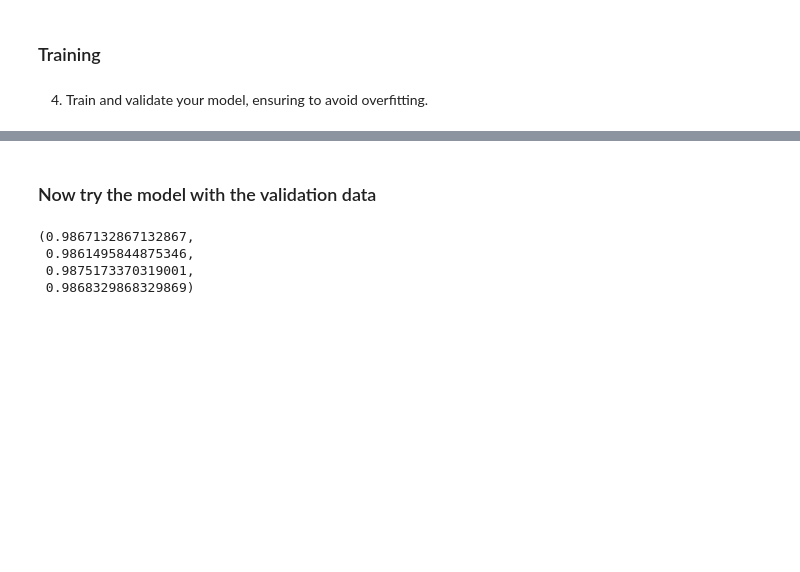
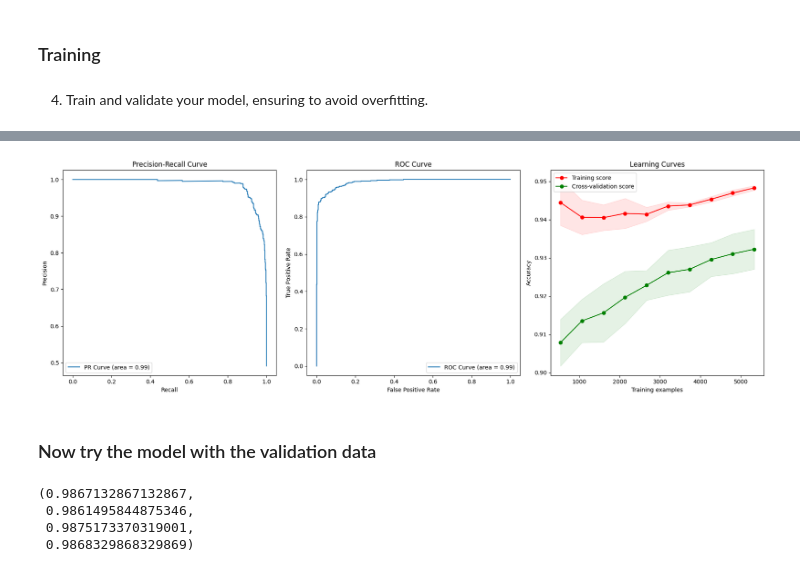
Before and after one commit to adamhalama/mal1y, a Jupyter notebook: assignment-2/src/assignment-2-answer.ipynb, the cells around one changed output, grey strips where cells are left out. Drawn from its saved outputs; the diff is of its cells as text; code cells hidden in the pictures; blank space fills up the shorter version.

Commit message:
added mode models with some evaluations

```diff
--- a/assignment-2/src/assignment-2-answer.ipynb
+++ b/assignment-2/src/assignment-2-answer.ipynb
@@ -857,10 +857,10 @@ from sklearn.neighbors import KNeighborsClassifier
 model = LogisticRegression()
 
 # 2. Random Forest Classifier - Effective for complex datasets and provides good interpretability
-# model = RandomForestClassifier()
+model_RFC = RandomForestClassifier()
 
 # 3. Support Vector Machine (SVC) - Excellent for high-dimensional spaces
-# model = SVC()
+model_SVC = SVC()
 
 # 4. K-Nearest Neighbors Classifier - Simple and effective, but might be slow with large datasets
 # model = KNeighborsClassifier()
@@ -1082,0 +1095,13 @@ Please also refer to the documentation for alternative solver options:
+# %%
+# Support Vector Classifier model
+# We can now fit the SVC model to the training data, but let's confirm if you want to proceed with default parameters
+# or if you have specific hyperparameters in mind for the SVC.
+model_SVC.get_params()
+
+
+model_SVC.fit(train_features, train_target.values.ravel())
+
+# After fitting the model, we can evaluate its performance on the validation set
+svc_validation_score = model_SVC.score(validation_features, validation_target.values.ravel())
+
+svc_validation_score
@@ -1083,3 +1110,65 @@ Please also refer to the documentation for alternative solver options:
+# %%
+# Curves and stuff for SVC model
+from sklearn.model_selection import learning_curve
+
+from sklearn.metrics import precision_recall_curve, roc_curve, auc
+
+# We will calculate the required values for the PR and ROC curves
+y_scores_svc = model_SVC.decision_function(test_features)
+precision_svc, recall_svc, _ = precision_recall_curve(test_target, y_scores_svc)
+fpr_svc, tpr_svc, _ = roc_curve(test_target, y_scores_svc)
+roc_auc_svc = auc(fpr_svc, tpr_svc)
+pr_auc_svc = auc(recall_svc, precision_svc)
+
+# Plotting the curves
+fig, axes = plt.subplots(1, 3, figsize=(18, 6))
+
+# Precision-Recall Curve
+axes[0].plot(recall_svc, precision_svc, label=f'PR Curve (area = {pr_auc_svc:.2f})')
+axes[0].set_title('Precision-Recall Curve')
+axes[0].set_xlabel('Recall')
+axes[0].set_ylabel('Precision')
+axes[0].legend(loc="lower left")
+
+# ROC Curve
+axes[1].plot(fpr_svc, tpr_svc, label=f'ROC Curve (area = {roc_auc_svc:.2f})')
+axes[1].set_title('ROC Curve')
+axes[1].set_xlabel('False Positive Rate')
+axes[1].set_ylabel('True Positive Rate')
+axes[1].legend(loc="lower right")
+
+# Learning curve - we'll reuse the previously defined learning_curve function
+train_sizes_svc, train_scores_svc, validation_scores_svc = learning_curve(
+    estimator=model_SVC,
+    X=train_features,
+    y=train_target.values.ravel(),
+    train_sizes=np.linspace(0.1, 1.0, 10),
+    cv=5,
+    n_jobs=-1,
+    scoring='accuracy')
+
+# Calculating mean and standard deviation for training and validation scores
+train_scores_mean_svc = np.mean(train_scores_svc, axis=1)
+train_scores_std_svc = np.std(train_scores_svc, axis=1)
+validation_scores_mean_svc = np.mean(validation_scores_svc, axis=1)
+validation_scores_std_svc = np.std(validation_scores_svc, axis=1)
+
+# Learning Curves
+axes[2].plot(train_sizes_svc, train_scores_mean_svc, 'o-', color='r', label='Training score')
+axes[2].plot(train_sizes_svc, validation_scores_mean_svc, 'o-', color='g', label='Cross-validation score')
+axes[2].fill_between(train_sizes_svc, train_scores_mean_svc - train_scores_std_svc,
+                     train_scores_mean_svc + train_scores_std_svc, alpha=0.1, color='r')
+axes[2].fill_between(train_sizes_svc, validation_scores_mean_svc - validation_scores_std_svc,
+                     validation_scores_mean_svc + validation_scores_std_svc, alpha=0.1, color='g')
+axes[2].set_title('Learning Curves')
+axes[2].set_xlabel('Training examples')
+axes[2].set_ylabel('Accuracy')
+axes[2].legend(loc="best")
+
+plt.tight_layout()
+plt.show()
+# %% [output]
+[figure, added]
 # %% [markdown]
 ### Now try the model with the validation data
 # %%
```
Also changed, not shown: parts of 9 cells of this notebook.
